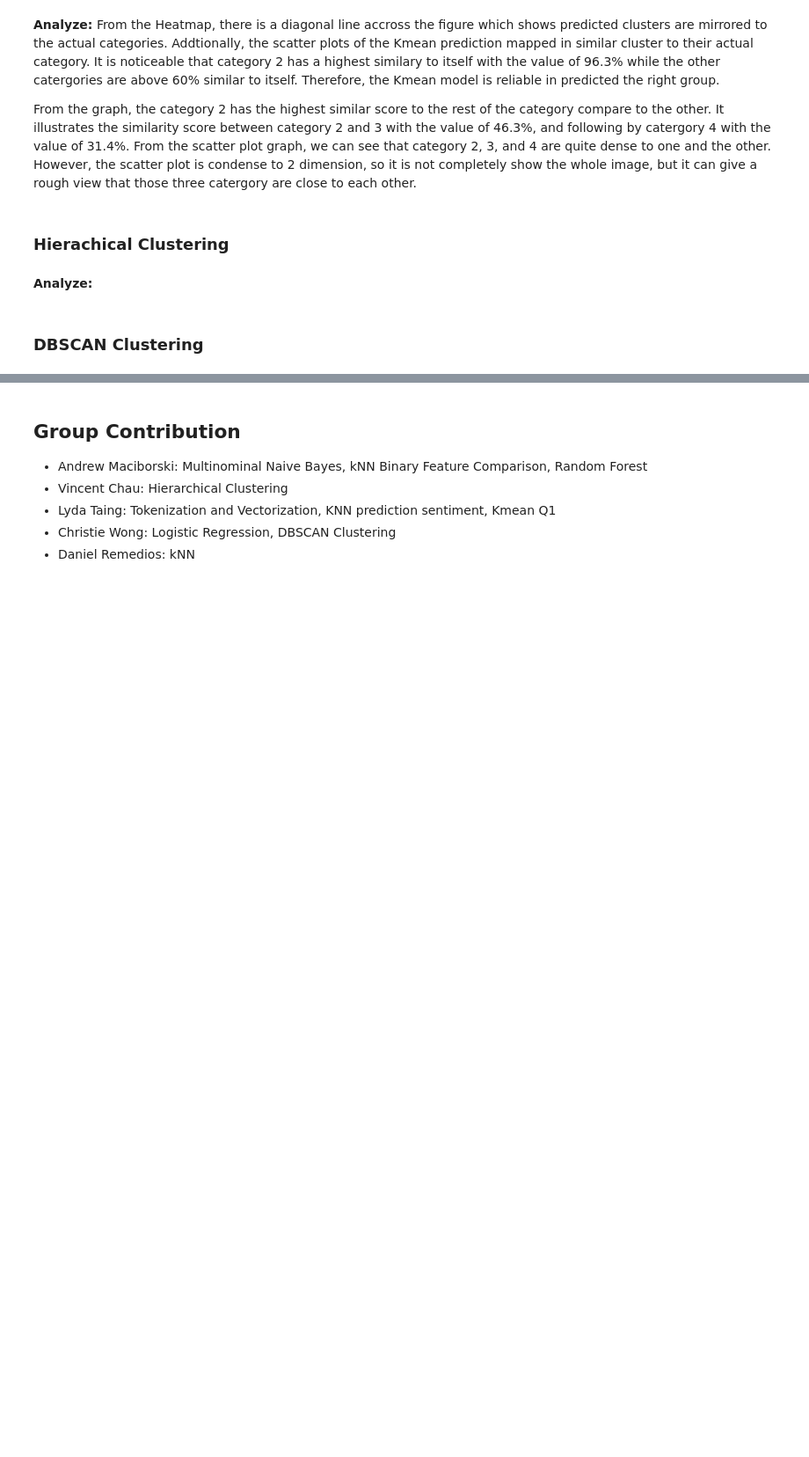
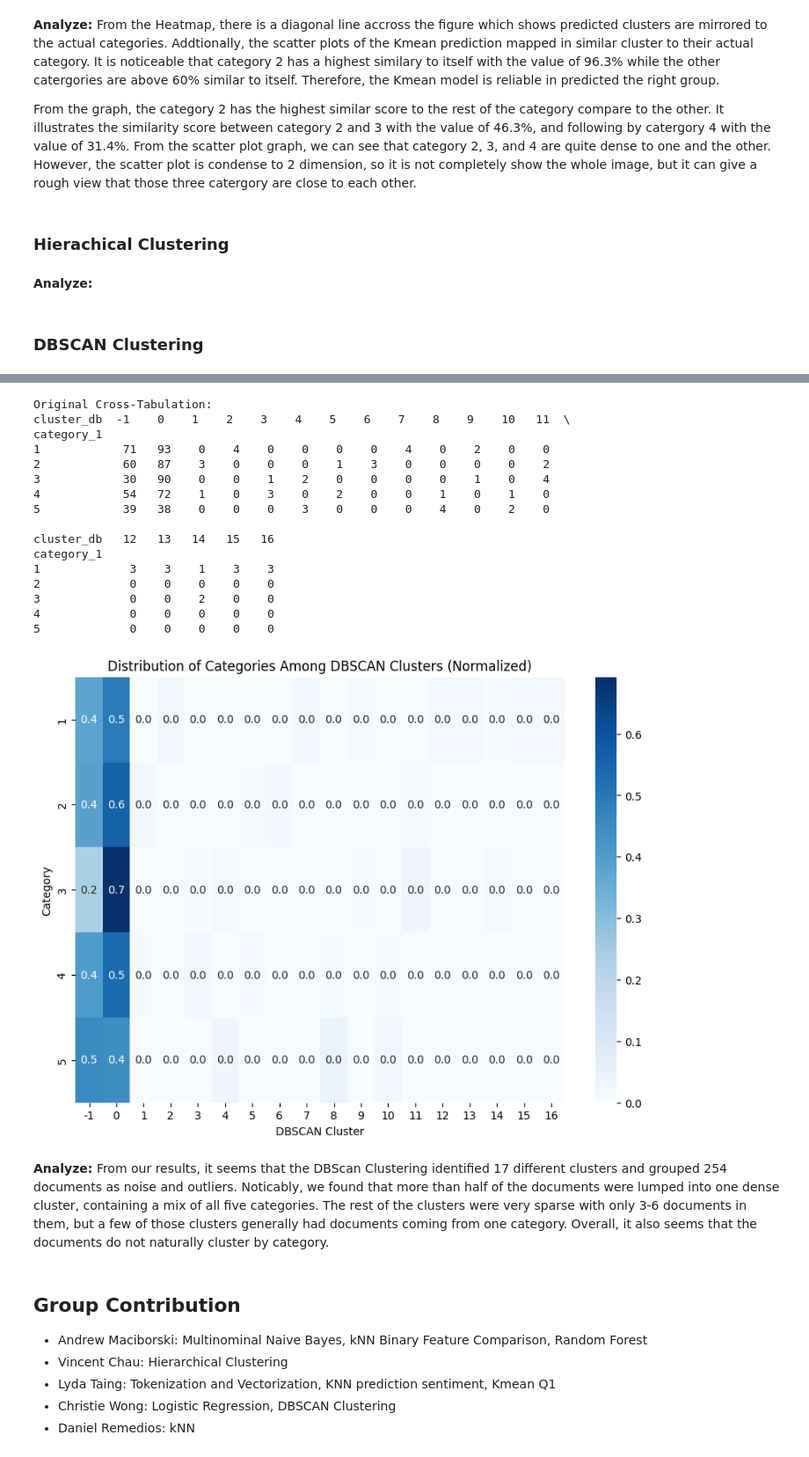
Before and after one commit to christiewong219/Team-5-CS105-Final-Project, a Jupyter notebook: Team_5_Phase_2_3.ipynb, the cells around one changed output, grey strips where cells are left out. Shown at 88% size. Saved outputs shown, nothing was run; the diff lists cells and outputs as text; code cells hidden in the pictures; blank space fills up the shorter version.

Commit message:
dbscan

```diff
--- a/Team_5_Phase_2_3.ipynb
+++ b/Team_5_Phase_2_3.ipynb
@@ -803,0 +783,15 @@ feature_names = tfidf_vectorizer.get_feature_names_out()
+# %%
+# reduce dimensionality
+svd = TruncatedSVD(n_components = 100, random_state=RANDOM_STATE)
+reduced = svd.fit_transform(X_tfidf)
+
+# clustering
+db_mod = DBSCAN(eps = 0.6, min_samples = 3)
+df['cluster_db'] = db_mod.fit_predict(reduced)
+
+# doc distribution
+for cluster_num, group in df.groupby("cluster_db"):
+  if cluster_num == -1:
+    print(f"Number of Noise/Outliers: {len(group)} docs")
+  else:
+    print(f"Cluster {cluster_num}: {len(group)} docs")
@@ -804,3 +817,37 @@ feature_names = tfidf_vectorizer.get_feature_names_out()
+# %%
+# Distribution of categories across DBSCAN Clusters
+cross_tab = pd.crosstab(df["category_1"], df["cluster_db"])
+print("Original Cross-Tabulation:")
+print(cross_tab)
+
+cross_tab_normalized = cross_tab.div(cross_tab.sum(axis = 1), axis = 0)
+
+plt.figure(figsize=(10, 7))
+sns.heatmap(cross_tab_normalized, annot = True, fmt=".1f", cmap ="Blues")
+plt.title("Distribution of Categories Among DBSCAN Clusters (Normalized)")
+plt.xlabel("DBSCAN Cluster")
+plt.ylabel("Category")
+plt.show()
+# %% [output]
+Original Cross-Tabulation:
+cluster_db  -1    0    1    2    3    4    5    6    7    8    9    10   11  \
+category_1
+1            71   93    0    4    0    0    0    0    4    0    2    0    0
+2            60   87    3    0    0    0    1    3    0    0    0    0    2
+3            30   90    0    0    1    2    0    0    0    0    1    0    4
+4            54   72    1    0    3    0    2    0    0    1    0    1    0
+5            39   38    0    0    0    3    0    0    0    4    0    2    0
+
+cluster_db   12   13   14   15   16
+category_1
+1             3    3    1    3    3
+2             0    0    0    0    0
+3             0    0    2    0    0
+4             0    0    0    0    0
+5             0    0    0    0    0
+[figure, added]
+# %% [markdown]
+**Analyze:** From our results, it seems that the DBScan Clustering identified 17 different clusters and grouped 254 documents as noise and outliers. Noticably, we found that more than half of the documents were lumped into one dense cluster, containing a mix of all five categories. The rest of the clusters were very sparse with only 3-6 documents in them, but a few of those clusters generally had documents coming from one category. Overall, it also seems that the documents do not naturally cluster by category.
 # %% [markdown]
 ## **Group Contribution**
 
```
Also changed, not shown: parts of 11 cells of this notebook.
